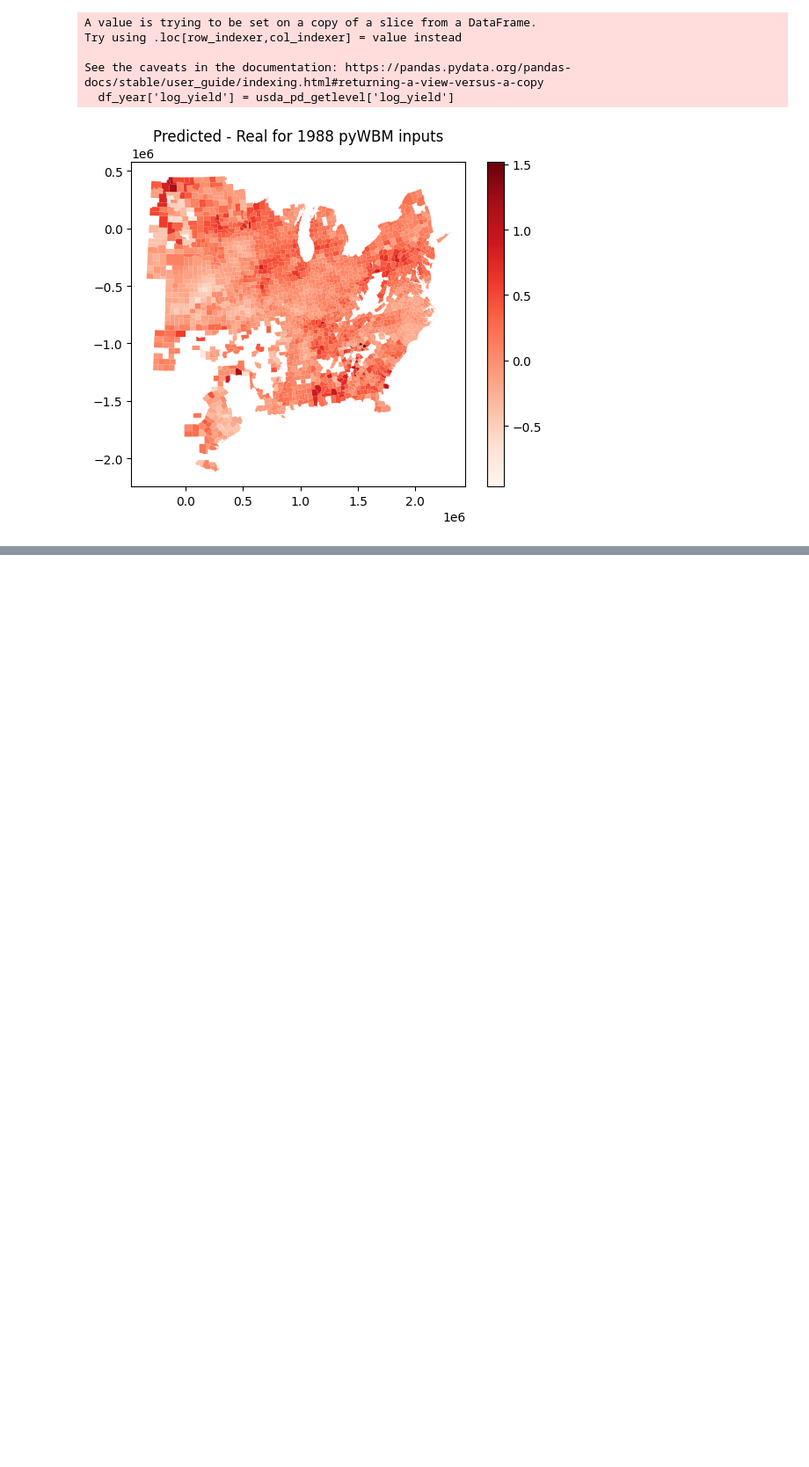
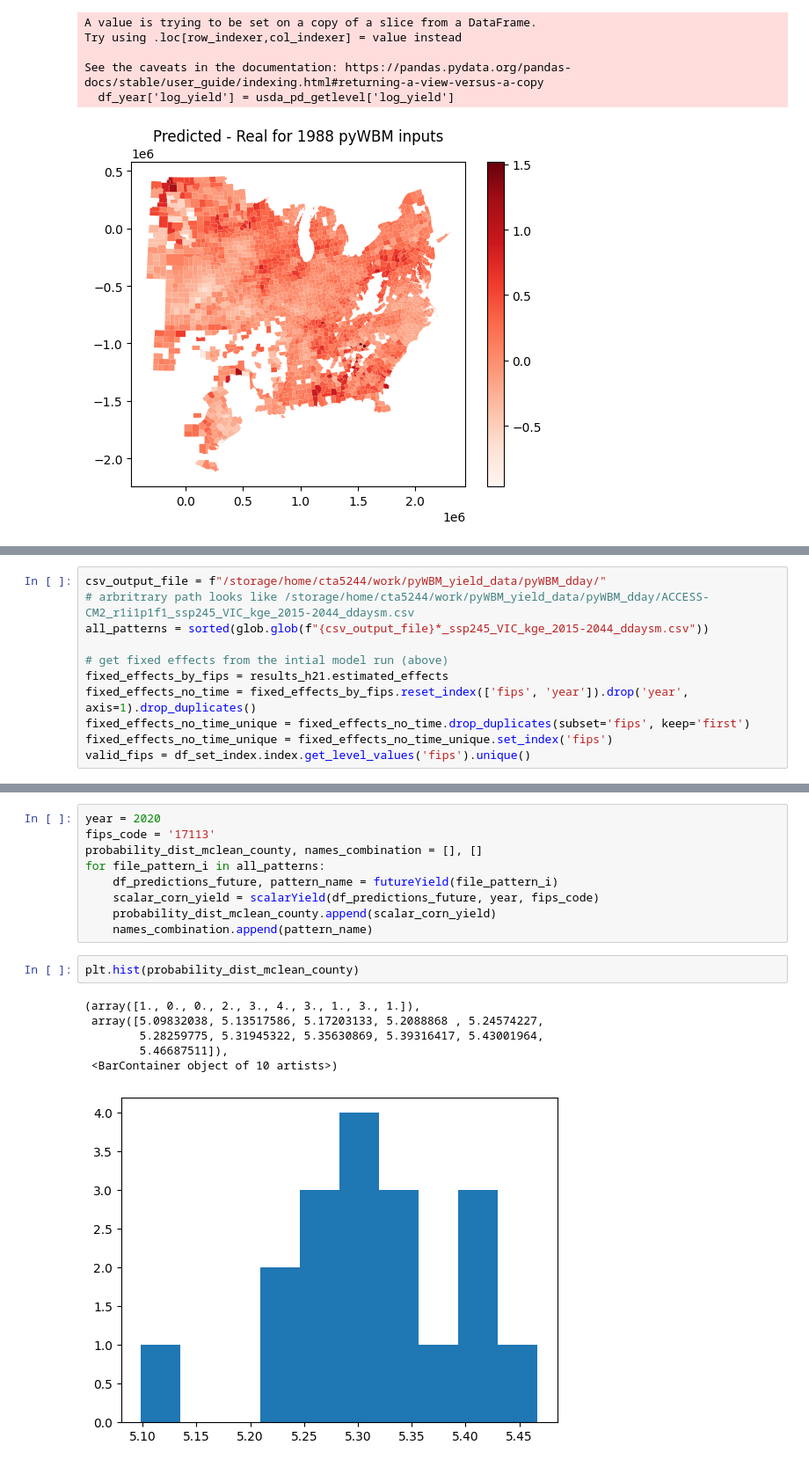
Before and after one commit to theo-avila/avila_et_al_2025_pyWBM_yield, a Jupyter notebook: 5_implementation_2a.ipynb, the cells around one changed output, grey strips where cells are left out. Shown at 88% size. Drawn from its saved outputs; the diff is of its cells as text; blank space fills up the shorter version.

Commit message:
working future projections with future processinggit add -A! Can start to look into future distributions soon

```diff
--- a/5_implementation_2a.ipynb
+++ b/5_implementation_2a.ipynb
@@ -183,0 +122,11 @@ id: 0x14b54d305240
+# %%
+csv_output_file = f"/storage/home/cta5244/work/pyWBM_yield_data/pyWBM_dday/"
+# arbritrary path looks like /storage/home/cta5244/work/pyWBM_yield_data/pyWBM_dday/ACCESS-CM2_r1i1p1f1_ssp245_VIC_kge_2015-2044_ddaysm.csv
+all_patterns = sorted(glob.glob(f"{csv_output_file}*_ssp245_VIC_kge_2015-2044_ddaysm.csv"))
+
+# get fixed effects from the intial model run (above)
+fixed_effects_by_fips = results_h21.estimated_effects
+fixed_effects_no_time = fixed_effects_by_fips.reset_index(['fips', 'year']).drop('year', axis=1).drop_duplicates()
+fixed_effects_no_time_unique = fixed_effects_no_time.drop_duplicates(subset='fips', keep='first')
+fixed_effects_no_time_unique = fixed_effects_no_time_unique.set_index('fips')
+valid_fips = df_set_index.index.get_level_values('fips').unique()
@@ -183,0 +169,18 @@ id: 0x14b54d305240
+# %%
+year = 2020
+fips_code = '17113'
+probability_dist_mclean_county, names_combination = [], []
+for file_pattern_i in all_patterns:
+    df_predictions_future, pattern_name = futureYield(file_pattern_i)
+    scalar_corn_yield = scalarYield(df_predictions_future, year, fips_code)
+    probability_dist_mclean_county.append(scalar_corn_yield)
+    names_combination.append(pattern_name)
+# %%
+plt.hist(probability_dist_mclean_county)
+# %% [output]
+(array([1., 0., 0., 2., 3., 4., 3., 1., 3., 1.]),
+ array([5.09832038, 5.13517586, 5.17203133, 5.2088868 , 5.24574227,
+        5.28259775, 5.31945322, 5.35630869, 5.39316417, 5.43001964,
+        5.46687511]),
+ <BarContainer object of 10 artists>)
+[figure, added]
```
Also changed, not shown: parts of 9 cells of this notebook, 2 other files.
